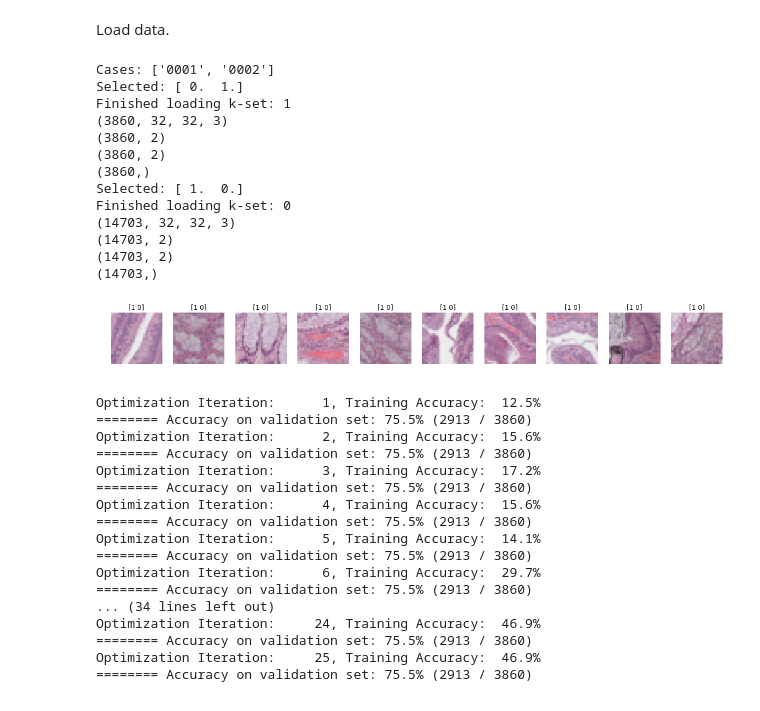
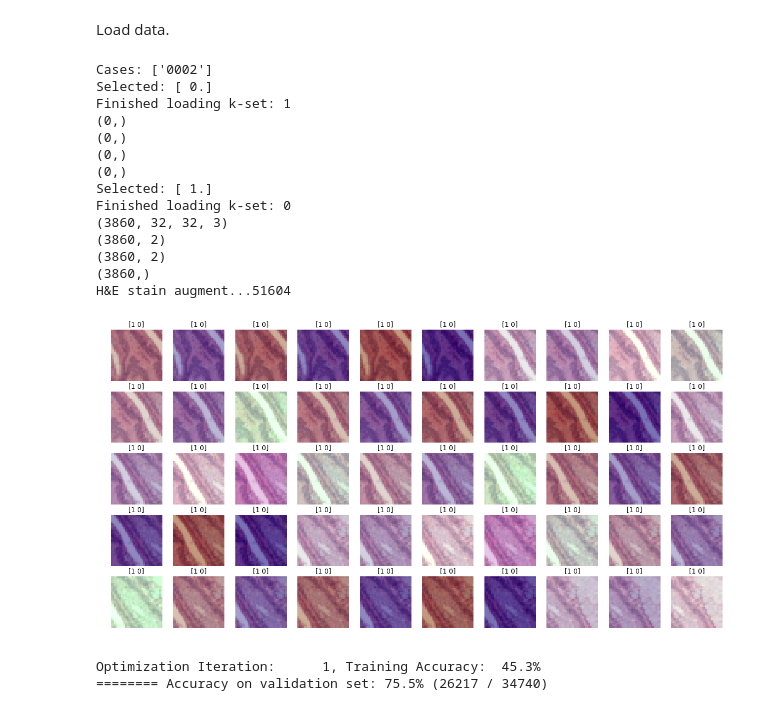
Before and after one commit to ysbecca/bcsp-expert, a Jupyter notebook: Segmentation CNN.ipynb, the cells around one changed output. Drawn from its saved outputs; the diff is of its cells as text; code cells hidden in the pictures.

Commit message:
data augmentation

```diff
--- a/Segmentation CNN.ipynb
+++ b/Segmentation CNN.ipynb
@@ -261,26 +261,29 @@ def print_test_accuracy(dataset_test, show_confusion_matrix=True, quieter=False,
 # %% [markdown]
 Load data.
 # %%
-k = 2
-dataset = ds.read_datasets(valid_id=1, train_id=0, k=k, shuffle_all=True)
+reload(ds)
+k = 1
+dataset = ds.read_datasets(valid_id=1, train_id=0, k=k, shuffle_all=False, do_augments=True)
 # %% [output]
-Cases: ['0001', '0002']
-Selected: [ 0.  1.]
+Cases: ['0002']
+Selected: [ 0.]
 Finished loading k-set: 1
+(0,)
+(0,)
+(0,)
+(0,)
+Selected: [ 1.]
+Finished loading k-set: 0
 (3860, 32, 32, 3)
 (3860, 2)
 (3860, 2)
 (3860,)
-Selected: [ 1.  0.]
-Finished loading k-set: 0
-(14703, 32, 32, 3)
-(14703, 2)
-(14703, 2)
-(14703,)
+H&E stain augment...51604
 # %%
-hf.show_labeled_patches(dataset.train.images[100:110], dataset.train.labels[100:110])
+start = 1200
+hf.show_labeled_patches(dataset.train.images[start:], dataset.train.labels[start:])
 # %% [output]
-[figure, old version]
+[figure, new version]
 # %%
 train_batch_size = 64
 test_batch_size = train_batch_size # or, validation batch size
@@ -295,23 +298,8 @@ def train_model(num_epochs, k, epochs_per_iteration=1):
         optimize(dataset.train, it_per_epoch, epoch=epoch, it_per_epoch=it_per_epoch)
         print_test_accuracy(dataset.valid, show_confusion_matrix=False)
 # %%
-train_model(25, k)
+train_model(1, k)
 # %% [output]
-Optimization Iteration:      1, Training Accuracy:  12.5%
-======== Accuracy on validation set: 75.5% (2913 / 3860)
-Optimization Iteration:      2, Training Accuracy:  15.6%
-======== Accuracy on validation set: 75.5% (2913 / 3860)
-Optimization Iteration:      3, Training Accuracy:  17.2%
-======== Accuracy on validation set: 75.5% (2913 / 3860)
-Optimization Iteration:      4, Training Accuracy:  15.6%
-======== Accuracy on validation set: 75.5% (2913 / 3860)
-Optimization Iteration:      5, Training Accuracy:  14.1%
-======== Accuracy on validation set: 75.5% (2913 / 3860)
-Optimization Iteration:      6, Training Accuracy:  29.7%
-======== Accuracy on validation set: 75.5% (2913 / 3860)
-... (34 lines left out)
-Optimization Iteration:     24, Training Accuracy:  46.9%
-======== Accuracy on validation set: 75.5% (2913 / 3860)
-Optimization Iteration:     25, Training Accuracy:  46.9%
-======== Accuracy on validation set: 75.5% (2913 / 3860)
+Optimization Iteration:      1, Training Accuracy:  45.3%
+======== Accuracy on validation set: 75.5% (26217 / 34740)
 # %%
```
Also changed, not shown: parts of 3 cells of this notebook, 1 other file.
